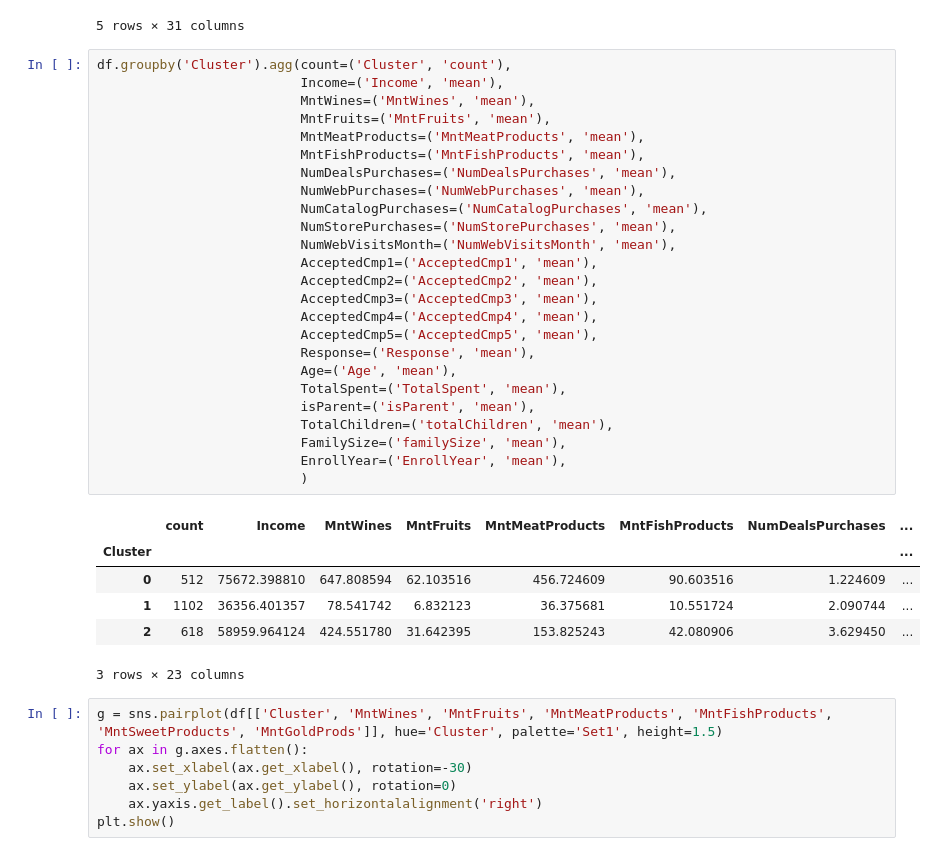
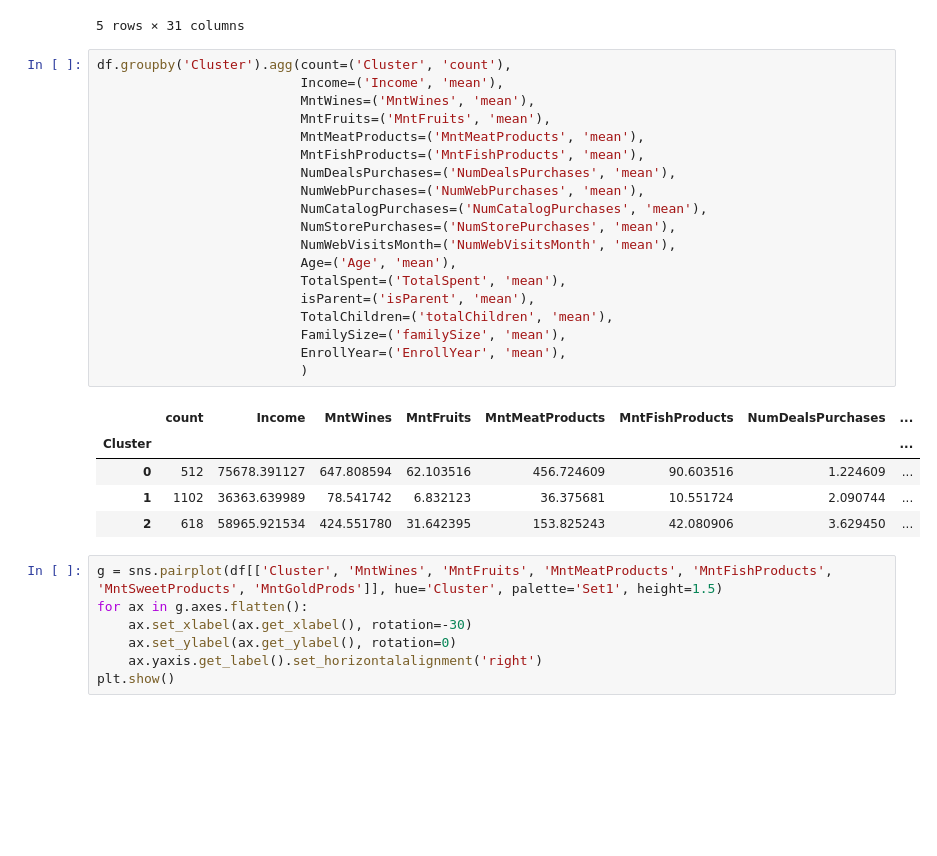
Before and after one commit to Tus1688/customer-agglomerative-clustering, a Jupyter notebook: script.ipynb, the cells around one changed output. Saved outputs shown, nothing was run; the diff lists cells and outputs as text; blank space fills up the shorter version.

```diff
--- a/script.ipynb
+++ b/script.ipynb
@@ -303,35 +323,28 @@ df.head()
 # %%
 df.groupby('Cluster').agg(count=('Cluster', 'count'),
                           Income=('Income', 'mean'),
                           MntWines=('MntWines', 'mean'),
                           MntFruits=('MntFruits', 'mean'),
                           MntMeatProducts=('MntMeatProducts', 'mean'),
                           MntFishProducts=('MntFishProducts', 'mean'),
                           NumDealsPurchases=('NumDealsPurchases', 'mean'),
                           NumWebPurchases=('NumWebPurchases', 'mean'),
                           NumCatalogPurchases=('NumCatalogPurchases', 'mean'),
                           NumStorePurchases=('NumStorePurchases', 'mean'),
                           NumWebVisitsMonth=('NumWebVisitsMonth', 'mean'),
-                          AcceptedCmp1=('AcceptedCmp1', 'mean'),
-                          AcceptedCmp2=('AcceptedCmp2', 'mean'),
-                          AcceptedCmp3=('AcceptedCmp3', 'mean'),
-                          AcceptedCmp4=('AcceptedCmp4', 'mean'),
-                          AcceptedCmp5=('AcceptedCmp5', 'mean'),
-                          Response=('Response', 'mean'),
                           Age=('Age', 'mean'),
                           TotalSpent=('TotalSpent', 'mean'),
                           isParent=('isParent', 'mean'),
                           TotalChildren=('totalChildren', 'mean'),
                           FamilySize=('familySize', 'mean'),
                           EnrollYear=('EnrollYear', 'mean'),
                           )
 # %% [output]
 |  | count | Income | MntWines | MntFruits | MntMeatProducts | MntFishProducts | NumDealsPurchases | ... |
 | Cluster |  |  |  |  |  |  |  | ... |
-| 0 | 512 | 75672.398810 | 647.808594 | 62.103516 | 456.724609 | 90.603516 | 1.224609 | ... |
-| 1 | 1102 | 36356.401357 | 78.541742 | 6.832123 | 36.375681 | 10.551724 | 2.090744 | ... |
-| 2 | 618 | 58959.964124 | 424.551780 | 31.642395 | 153.825243 | 42.080906 | 3.629450 | ... |
+| 0 | 512 | 75678.391127 | 647.808594 | 62.103516 | 456.724609 | 90.603516 | 1.224609 | ... |
+| 1 | 1102 | 36363.639989 | 78.541742 | 6.832123 | 36.375681 | 10.551724 | 2.090744 | ... |
+| 2 | 618 | 58965.921534 | 424.551780 | 31.642395 | 153.825243 | 42.080906 | 3.629450 | ... |
-3 rows × 23 columns
 # %%
 g = sns.pairplot(df[['Cluster', 'MntWines', 'MntFruits', 'MntMeatProducts', 'MntFishProducts', 'MntSweetProducts', 'MntGoldProds']], hue='Cluster', palette='Set1', height=1.5)
 for ax in g.axes.flatten():
```
Also changed, not shown: parts of 8 cells of this notebook.
